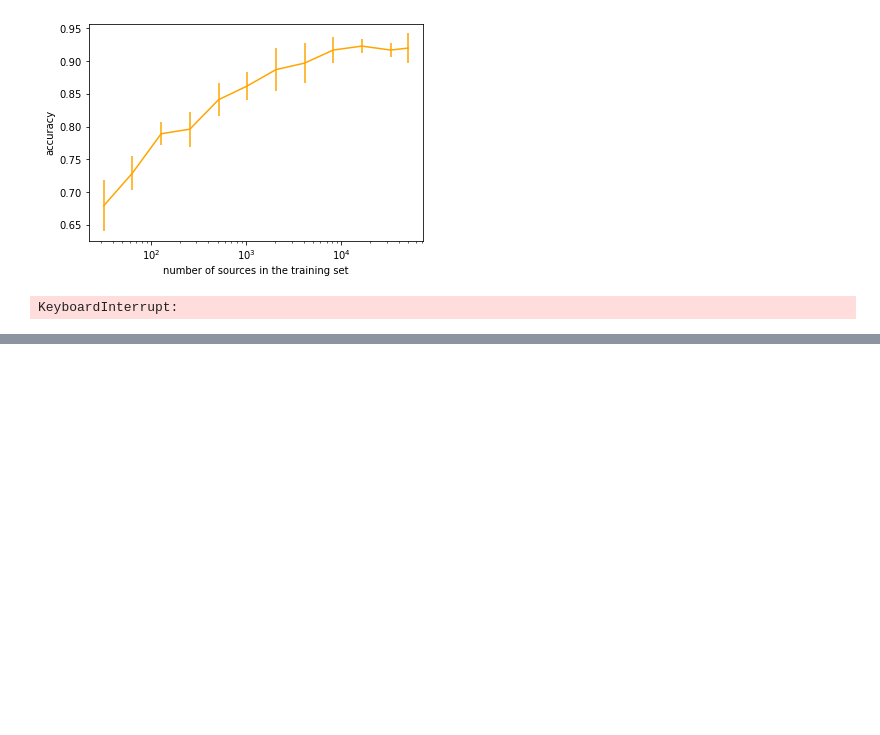
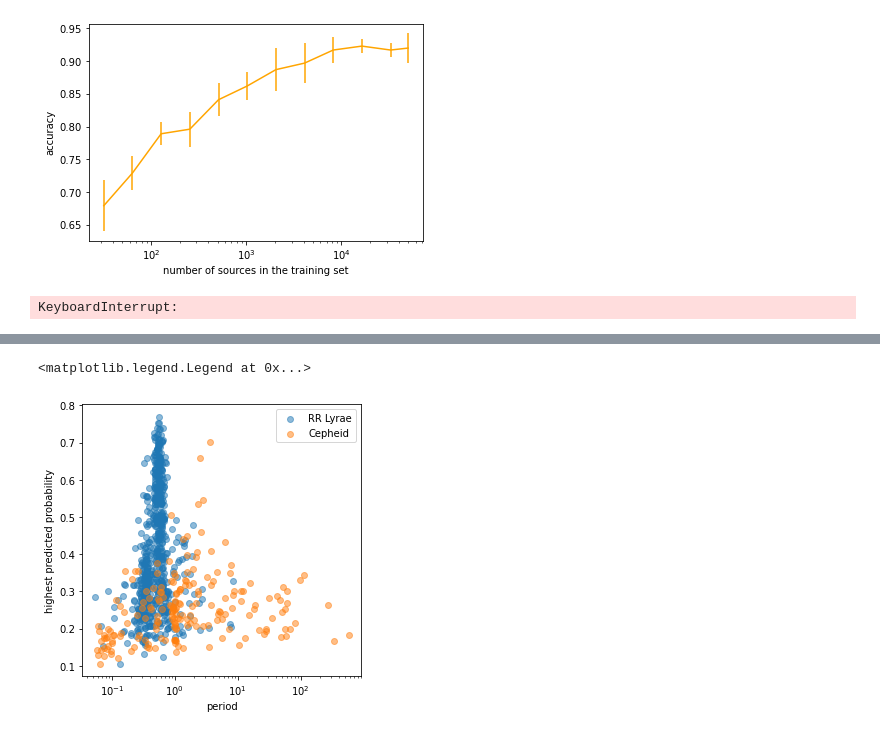
Before and after one commit to guille-c/ALeRCE_ML_DL, a Jupyter notebook: ALeRCE_ML_DL.ipynb, the cells around one changed output, grey strips where cells are left out. Cells and saved outputs as stored; diff of their text form; code cells hidden in the pictures; blank space fills up the shorter version.

```diff
--- a/ALeRCE_ML_DL.ipynb
+++ b/ALeRCE_ML_DL.ipynb
@@ -677,0 +856,13 @@ plot_confusion_matrix(cnf_matrix, classes=class_names, normalize=True,
+# %%
+plt.figure(figsize = (5, 5))
+plt.scatter (rrl_un['Multiband_period12'], rrl_un['predict_pbb'],
+              label = "RR Lyrae", alpha = 0.5)
+plt.scatter (cep_un['Multiband_period12'], cep_un['predict_pbb'],
+              label = "Cepheid", alpha = 0.5)
+plt.xlabel ("period")
+plt.ylabel ("highest predicted probability")
+plt.xscale("log")
+plt.legend()
+# %% [output]
+<matplotlib.legend.Legend at 0x...>
+[figure, added]
```
Also changed, not shown: parts of 62 cells of this notebook.
